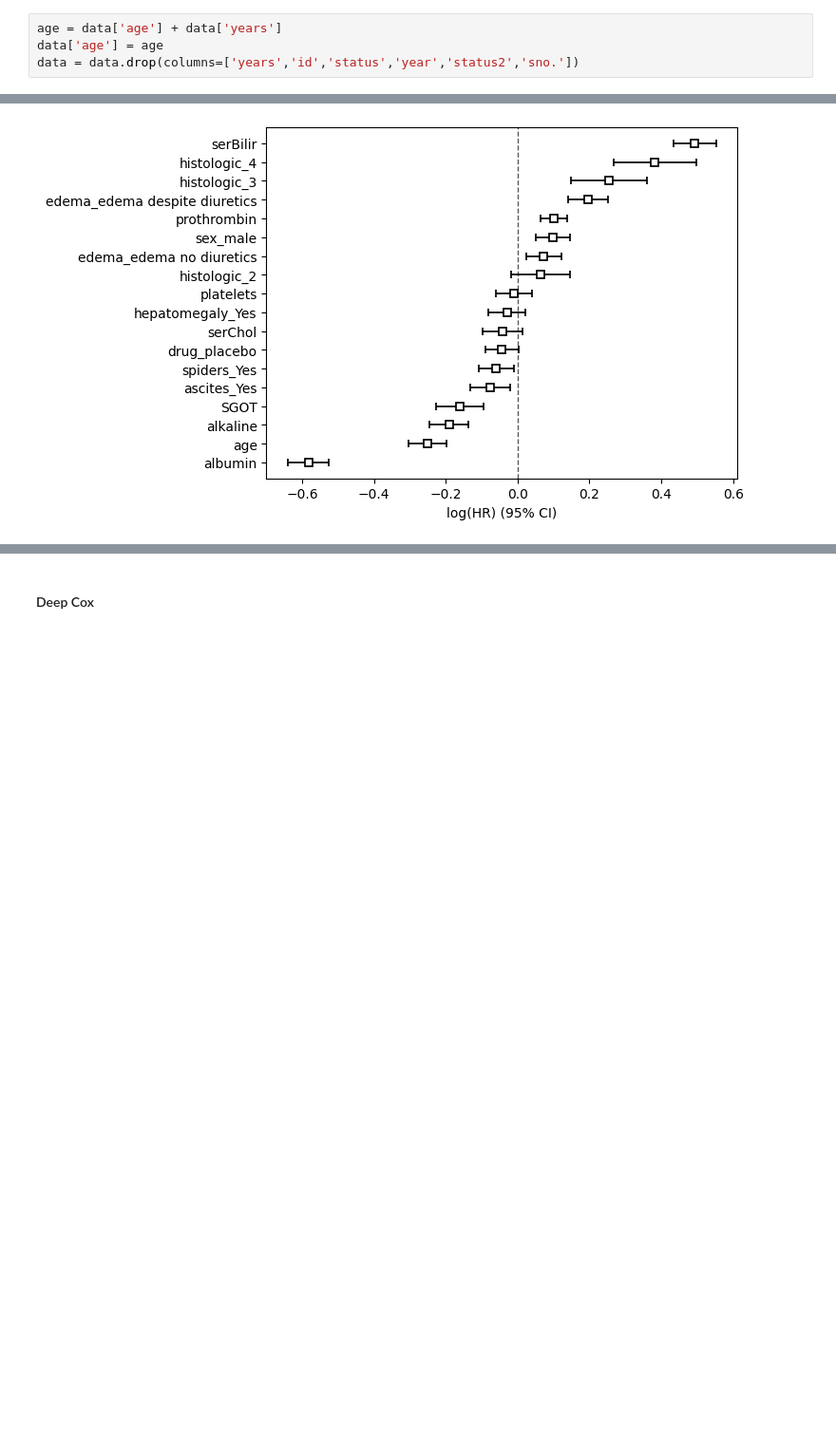
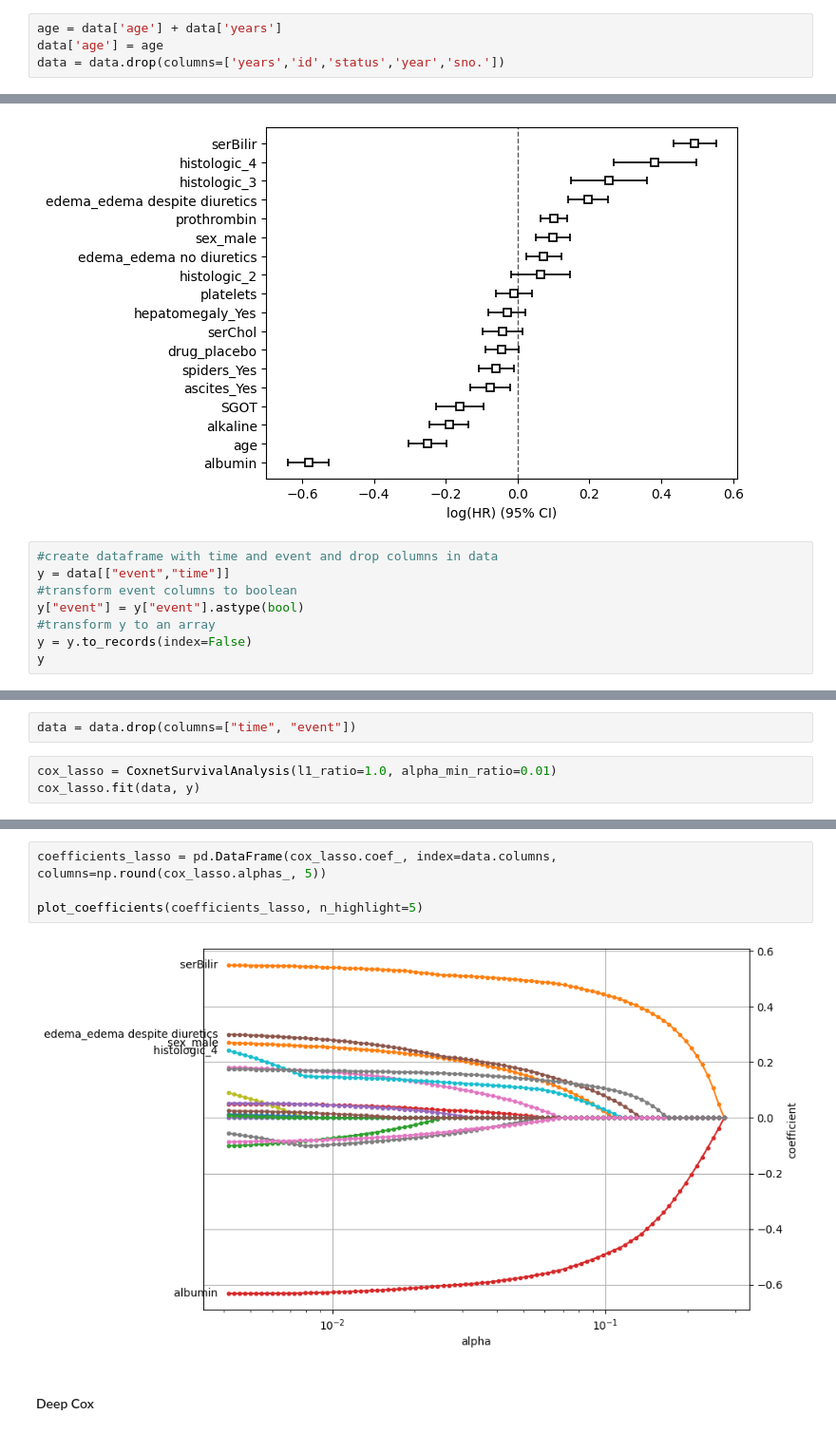
Before and after one commit to FeckNeck/auton-survival-DCM-L1-penalization, a Jupyter notebook: examples/Survival Regression with Auton-Survival.ipynb, the cells around one changed output, grey strips where cells are left out. Shown at 95% size. Cells and saved outputs as stored; diff of their text form; blank space fills up the shorter version.

```diff
--- a/examples/Survival Regression with Auton-Survival.ipynb
+++ b/examples/Survival Regression with Auton-Survival.ipynb
@@ -719,7 +583,7 @@ data
 # %%
 age = data['age'] + data['years']
 data['age'] = age
-data = data.drop(columns=['years','id','status','year','status2','sno.'])
+data = data.drop(columns=['years','id','status','year','sno.'])
 # %%
 data
 # %% [output]
@@ -845,3 +709,11 @@ cph.plot()
 # %% [output]
 <Axes: xlabel='log(HR) (95% CI)'>
 [figure]
+# %%
+#create dataframe with time and event and drop columns in data
+y = data[["event","time"]]
+#transform event columns to boolean
+y["event"] = y["event"].astype(bool)
+#transform y to an array
+y = y.to_records(index=False)
+y
@@ -847,0 +725,5 @@ cph.plot()
+# %%
+data = data.drop(columns=["time", "event"])
+# %%
+cox_lasso = CoxnetSurvivalAnalysis(l1_ratio=1.0, alpha_min_ratio=0.01)
+cox_lasso.fit(data, y)
@@ -848,2 +740,8 @@ cph.plot()
+# %%
+coefficients_lasso = pd.DataFrame(cox_lasso.coef_, index=data.columns, columns=np.round(cox_lasso.alphas_, 5))
+
+plot_coefficients(coefficients_lasso, n_highlight=5)
+# %% [output]
+[figure, added]
 # %% [markdown]
 #### Deep Cox
```
Also changed, not shown: parts of 17 cells of this notebook, 2 other files.
